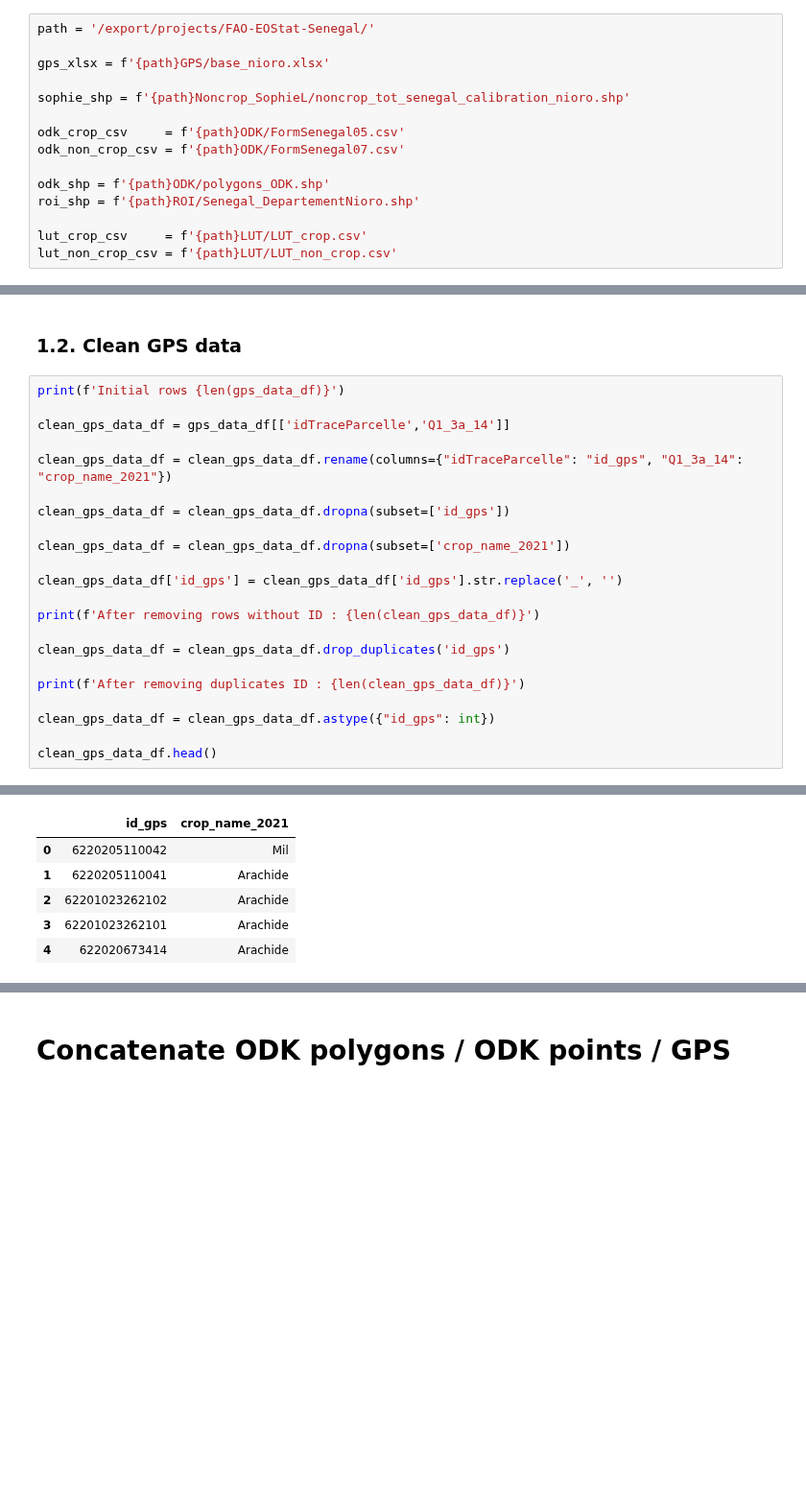
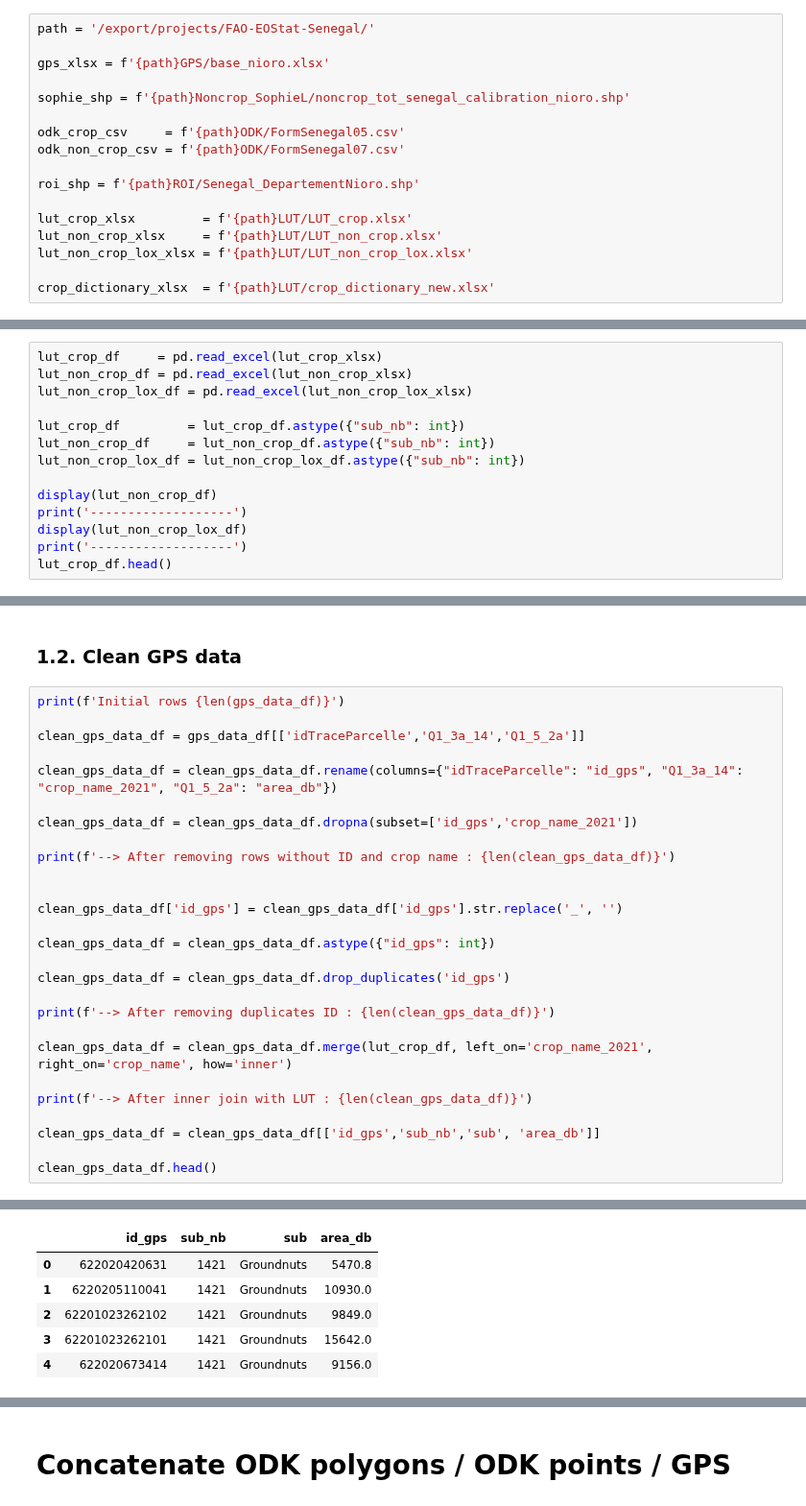
Before and after one commit to nicolasdeffense/eo-toolbox, a Jupyter notebook: notebooks_working/EOStat/clean_in_situ_senegal.ipynb, the cells around one changed output, grey strips where cells are left out. Shown at 96% size. Saved outputs shown, nothing was run; the diff lists cells and outputs as text; blank space fills up the shorter version.

```diff
--- a/notebooks_working/EOStat/clean_in_situ_senegal.ipynb
+++ b/notebooks_working/EOStat/clean_in_situ_senegal.ipynb
@@ -32,11 +33,13 @@ sophie_shp = f'{path}Noncrop_SophieL/noncrop_tot_senegal_calibration_nioro.shp'
 odk_crop_csv     = f'{path}ODK/FormSenegal05.csv'
 odk_non_crop_csv = f'{path}ODK/FormSenegal07.csv'
 
-odk_shp = f'{path}ODK/polygons_ODK.shp'
 roi_shp = f'{path}ROI/Senegal_DepartementNioro.shp'
 
-lut_crop_csv     = f'{path}LUT/LUT_crop.csv'
-lut_non_crop_csv = f'{path}LUT/LUT_non_crop.csv'
+lut_crop_xlsx         = f'{path}LUT/LUT_crop.xlsx'
+lut_non_crop_xlsx     = f'{path}LUT/LUT_non_crop.xlsx'
+lut_non_crop_lox_xlsx = f'{path}LUT/LUT_non_crop_lox.xlsx'
+
+crop_dictionary_xlsx  = f'{path}LUT/crop_dictionary_new.xlsx'
 # %% [markdown]
 ## Output
 # %%
@@ -54,0 +66,14 @@ min_area = 100  # square meter
+# %%
+lut_crop_df     = pd.read_excel(lut_crop_xlsx)
+lut_non_crop_df = pd.read_excel(lut_non_crop_xlsx)
+lut_non_crop_lox_df = pd.read_excel(lut_non_crop_lox_xlsx)
+
+lut_crop_df         = lut_crop_df.astype({"sub_nb": int})
+lut_non_crop_df     = lut_non_crop_df.astype({"sub_nb": int})
+lut_non_crop_lox_df = lut_non_crop_lox_df.astype({"sub_nb": int})
+
+display(lut_non_crop_df)
+print('-------------------')
+display(lut_non_crop_lox_df)
+print('-------------------')
+lut_crop_df.head()
@@ -299,23 +408,28 @@ gps_data_df.head()
 # %%
 print(f'Initial rows {len(gps_data_df)}')
 
-clean_gps_data_df = gps_data_df[['idTraceParcelle','Q1_3a_14']]
+clean_gps_data_df = gps_data_df[['idTraceParcelle','Q1_3a_14','Q1_5_2a']]
 
-clean_gps_data_df = clean_gps_data_df.rename(columns={"idTraceParcelle": "id_gps", "Q1_3a_14": "crop_name_2021"})
+clean_gps_data_df = clean_gps_data_df.rename(columns={"idTraceParcelle": "id_gps", "Q1_3a_14": "crop_name_2021", "Q1_5_2a": "area_db"})
 
-clean_gps_data_df = clean_gps_data_df.dropna(subset=['id_gps'])
+clean_gps_data_df = clean_gps_data_df.dropna(subset=['id_gps','crop_name_2021'])
 
-clean_gps_data_df = clean_gps_data_df.dropna(subset=['crop_name_2021'])
+print(f'--> After removing rows without ID and crop name : {len(clean_gps_data_df)}')
+
 
 clean_gps_data_df['id_gps'] = clean_gps_data_df['id_gps'].str.replace('_', '')
 
-print(f'After removing rows without ID : {len(clean_gps_data_df)}')
+clean_gps_data_df = clean_gps_data_df.astype({"id_gps": int})
 
 clean_gps_data_df = clean_gps_data_df.drop_duplicates('id_gps')
 
-print(f'After removing duplicates ID : {len(clean_gps_data_df)}')
+print(f'--> After removing duplicates ID : {len(clean_gps_data_df)}')
 
-clean_gps_data_df = clean_gps_data_df.astype({"id_gps": int})
+clean_gps_data_df = clean_gps_data_df.merge(lut_crop_df, left_on='crop_name_2021', right_on='crop_name', how='inner')
+
+print(f'--> After inner join with LUT : {len(clean_gps_data_df)}')
+
+clean_gps_data_df = clean_gps_data_df[['id_gps','sub_nb','sub', 'area_db']]
 
 clean_gps_data_df.head()
 # %% [output]
@@ -325,6 +440,6 @@ After removing duplicates ID : 367
-|  | id_gps | crop_name_2021 |
-| 0 | 6220205110042 | Mil |
-| 1 | 6220205110041 | Arachide |
-| 2 | 62201023262102 | Arachide |
-| 3 | 62201023262101 | Arachide |
-| 4 | 622020673414 | Arachide |
+|  | id_gps | sub_nb | sub | area_db |
+| 0 | 622020420631 | 1421 | Groundnuts | 5470.8 |
+| 1 | 6220205110041 | 1421 | Groundnuts | 10930.0 |
+| 2 | 62201023262102 | 1421 | Groundnuts | 9849.0 |
+| 3 | 62201023262101 | 1421 | Groundnuts | 15642.0 |
+| 4 | 622020673414 | 1421 | Groundnuts | 9156.0 |
```
Also changed, not shown: parts of 38 cells of this notebook, 2 other files.
